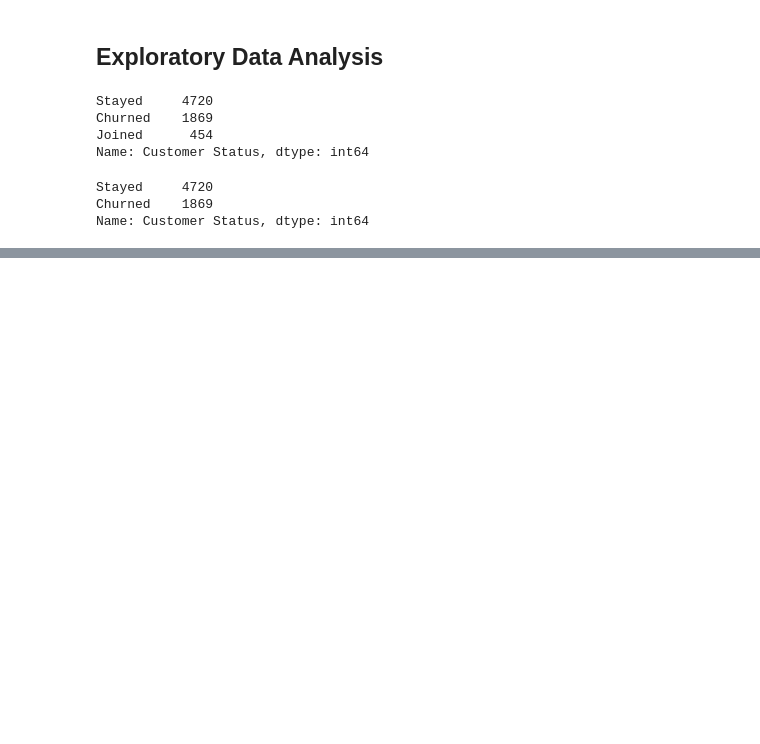
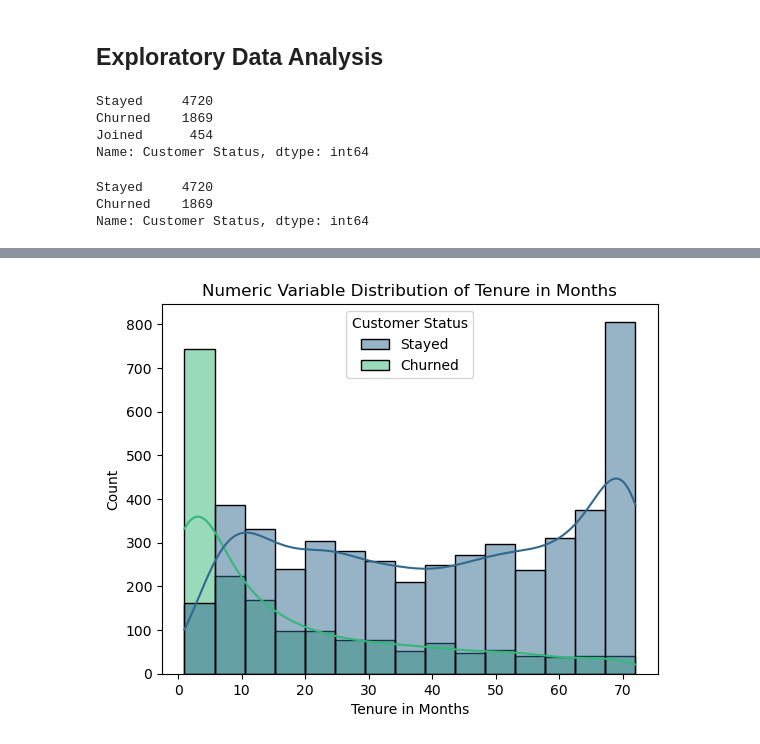
Before and after one commit to KoriMigan/Churn-Telecom-Project, a Jupyter notebook: index.ipynb, the cells around one changed output, grey strips where cells are left out. Drawn from its saved outputs; the diff is of its cells as text; code cells hidden in the pictures; blank space fills up the shorter version.

```diff
--- a/index.ipynb
+++ b/index.ipynb
@@ -342,0 +390,4 @@ plt.show()
+# %%
+numeric_distributions(df, 'Tenure in Months', 'Customer Status')
+# %% [output]
+[figure, added]
```
Also changed, not shown: parts of 17 cells of this notebook.
